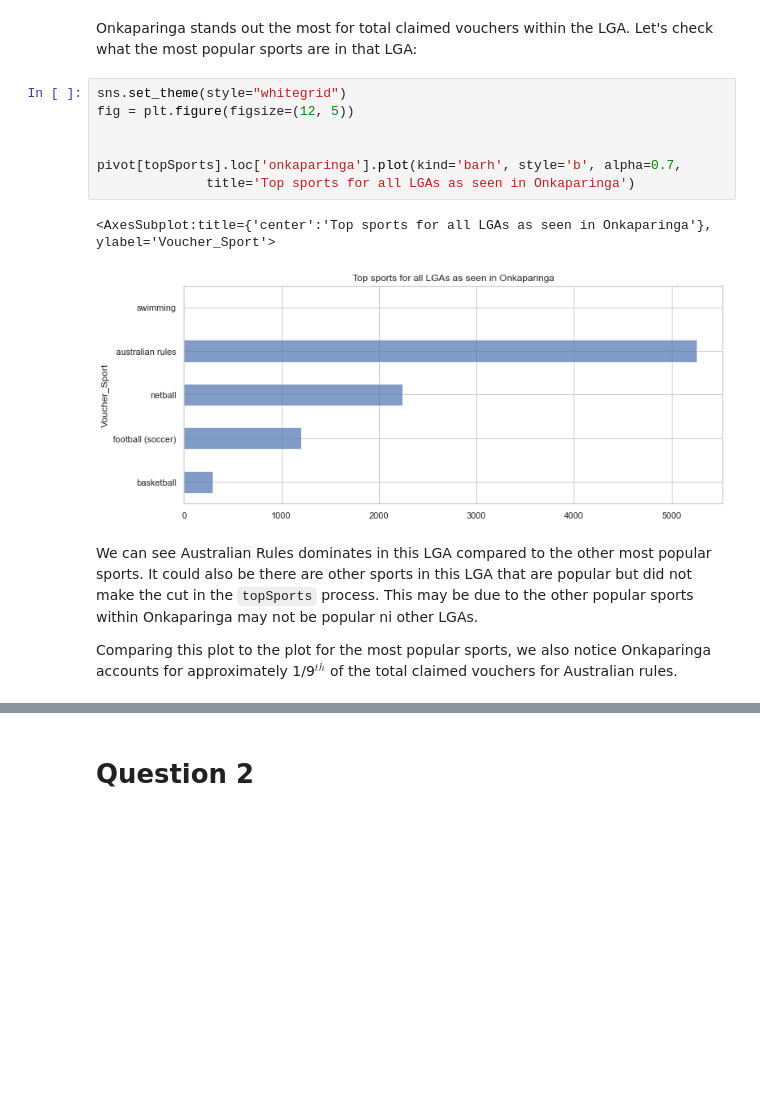
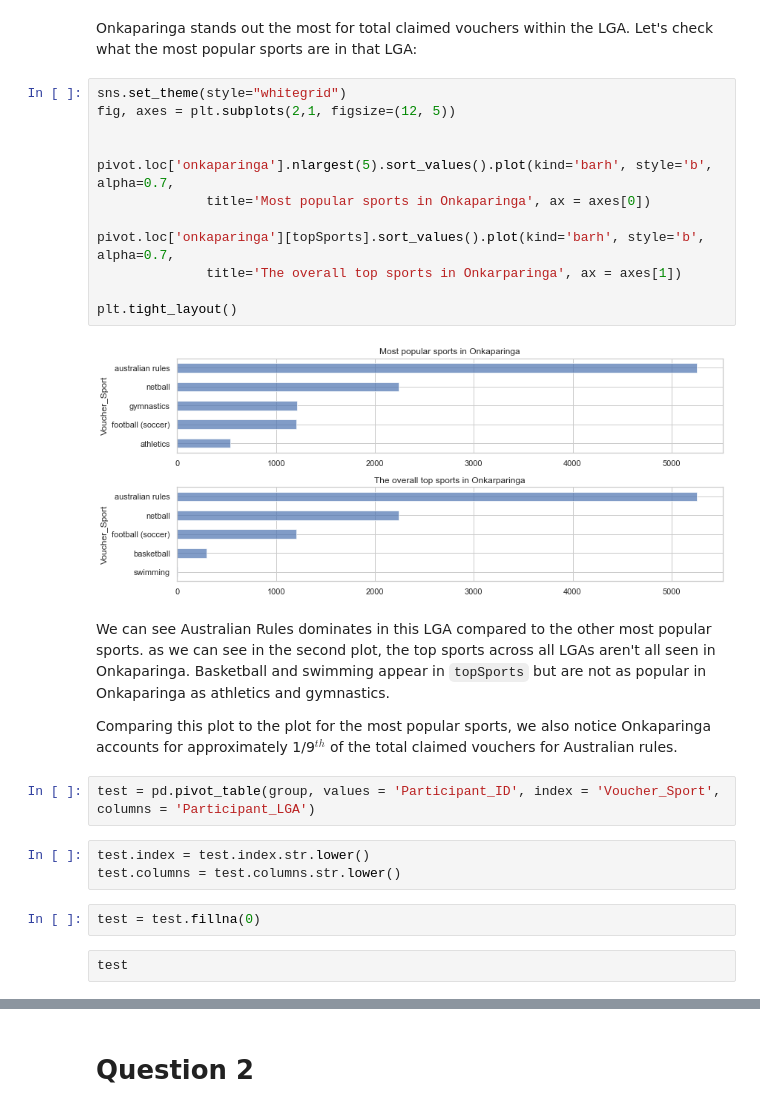
Before and after one commit to MQCOMP2200-S2-2021/Data-Science-Labs, a Jupyter notebook: Portfolio 2-Copy1.ipynb, the cells around one changed output, grey strips where cells are left out. Cells and saved outputs as stored; diff of their text form; blank space fills up the shorter version.

```diff
--- a/Portfolio 2-Copy1.ipynb
+++ b/Portfolio 2-Copy1.ipynb
@@ -348,15 +340,28 @@ TypeError: 'Figure' object is not subscriptable
 Onkaparinga stands out the most for total claimed vouchers within the LGA. Let's check what the most popular sports are in that LGA:
 # %%
 sns.set_theme(style="whitegrid")
-fig = plt.figure(figsize=(12, 5))
+fig, axes = plt.subplots(2,1, figsize=(12, 5))
 
 
-pivot[topSports].loc['onkaparinga'].plot(kind='barh', style='b', alpha=0.7,
-              title='Top sports for all LGAs as seen in Onkaparinga')
+pivot.loc['onkaparinga'].nlargest(5).sort_values().plot(kind='barh', style='b', alpha=0.7,
+              title='Most popular sports in Onkaparinga', ax = axes[0])
+
+pivot.loc['onkaparinga'][topSports].sort_values().plot(kind='barh', style='b', alpha=0.7,
+              title='The overall top sports in Onkarparinga', ax = axes[1])
+
+plt.tight_layout()
 # %% [output]
-<AxesSubplot:title={'center':'Top sports for all LGAs as seen in Onkaparinga'}, ylabel='Voucher_Sport'>
-[figure, old version]
+[figure, new version]
 # %% [markdown]
-We can see Australian Rules dominates in this LGA compared to the other most popular sports. It could also be there are other sports in this LGA that are popular but did not make the cut in the `topSports` process. This may be due to the other popular sports within Onkaparinga may not be popular ni other LGAs.
+We can see Australian Rules dominates in this LGA compared to the other most popular sports. as we can see in the second plot, the top sports across all LGAs aren't all seen in Onkaparinga. Basketball and swimming appear in `topSports` but are not as popular in Onkaparinga as athletics and gymnastics.
 
 Comparing this plot to the plot for the most popular sports, we also notice Onkaparinga accounts for approximately 1/9$^{th}$ of the total claimed vouchers for Australian rules.
+# %%
+test = pd.pivot_table(group, values = 'Participant_ID', index = 'Voucher_Sport', columns = 'Participant_LGA')
+# %%
+test.index = test.index.str.lower()
+test.columns = test.columns.str.lower()
+# %%
+test = test.fillna(0)
+# %% [raw]
+test
```
Also changed, not shown: parts of 65 cells of this notebook.
